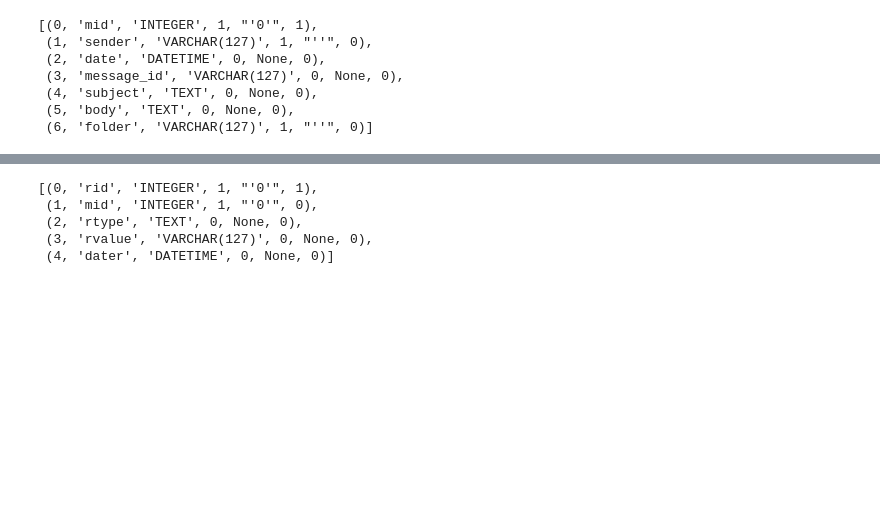
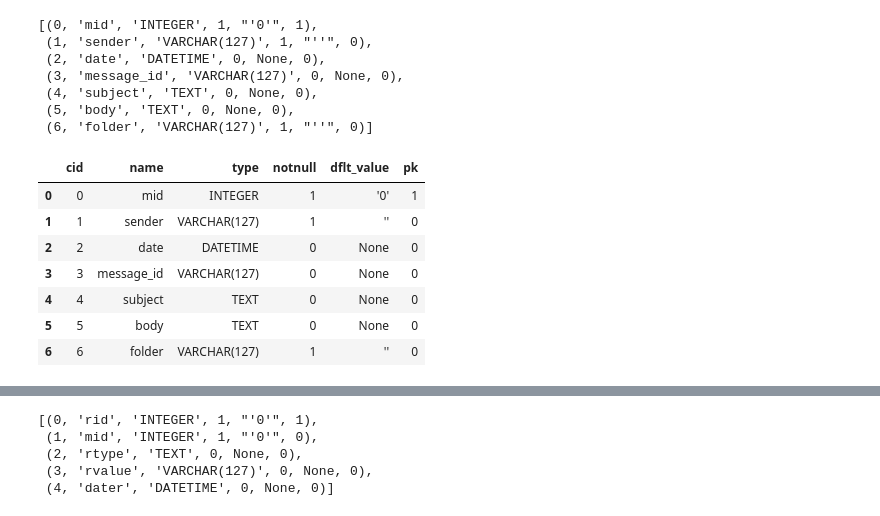
Before and after one commit to Sharrfaa/textsummariser, a Jupyter notebook: IBP_Assignment2.ipynb, the cells around one changed output, grey strips where cells are left out. Cells and saved outputs as stored; diff of their text form; code cells hidden in the pictures; blank space fills up the shorter version.

```diff
--- a/IBP_Assignment2.ipynb
+++ b/IBP_Assignment2.ipynb
@@ -71,9 +122,9 @@ cur.fetchall()
 # %%
-sql ="""
+sql3 ="""
 PRAGMA table_info('message');
 """
 
-cur.execute(sql)
+cur.execute(sql3)
 cur.fetchall()
 # %% [output]
 [(0, 'mid', 'INTEGER', 1, "'0'", 1),
@@ -83,3 +134,15 @@ cur.fetchall()
  (4, 'subject', 'TEXT', 0, None, 0),
  (5, 'body', 'TEXT', 0, None, 0),
  (6, 'folder', 'VARCHAR(127)', 1, "''", 0)]
+# %%
+table_df = pd.read_sql_query(sql3,conn)
+table_df
+# %% [output]
+|  | cid | name | type | notnull | dflt_value | pk |
+| 0 | 0 | mid | INTEGER | 1 | '0' | 1 |
+| 1 | 1 | sender | VARCHAR(127) | 1 | '' | 0 |
+| 2 | 2 | date | DATETIME | 0 | None | 0 |
+| 3 | 3 | message_id | VARCHAR(127) | 0 | None | 0 |
+| 4 | 4 | subject | TEXT | 0 | None | 0 |
+| 5 | 5 | body | TEXT | 0 | None | 0 |
+| 6 | 6 | folder | VARCHAR(127) | 1 | '' | 0 |
```
Also changed, not shown: parts of 19 cells of this notebook.
